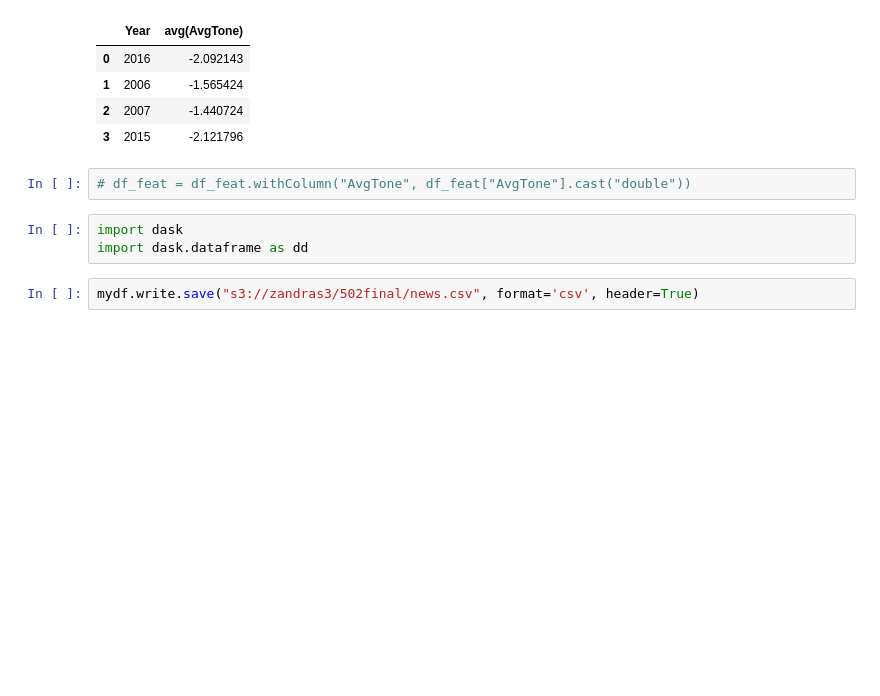
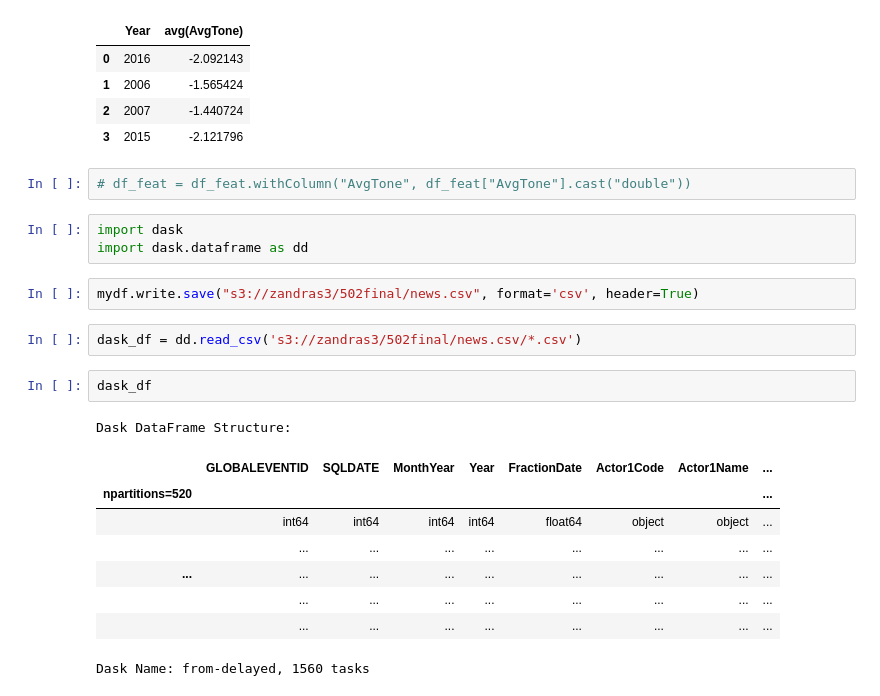
Before and after one commit to beixuan-jia/502final, a Jupyter notebook: EDA.ipynb, the cells around one changed output. Cells and saved outputs as stored; diff of their text form; blank space fills up the shorter version.

```diff
--- a/EDA.ipynb
+++ b/EDA.ipynb
@@ -123,3 +123,17 @@ import dask
 import dask.dataframe as dd
 # %%
 mydf.write.save("s3://zandras3/502final/news.csv", format='csv', header=True)
+# %%
+dask_df = dd.read_csv('s3://zandras3/502final/news.csv/*.csv')
+# %%
+dask_df
+# %% [output]
+Dask DataFrame Structure:
+|  | GLOBALEVENTID | SQLDATE | MonthYear | Year | FractionDate | Actor1Code | Actor1Name | ... |
+| npartitions=520 |  |  |  |  |  |  |  | ... |
+|  | int64 | int64 | int64 | int64 | float64 | object | object | ... |
+|  | ... | ... | ... | ... | ... | ... | ... | ... |
+| ... | ... | ... | ... | ... | ... | ... | ... | ... |
+|  | ... | ... | ... | ... | ... | ... | ... | ... |
+|  | ... | ... | ... | ... | ... | ... | ... | ... |
+Dask Name: from-delayed, 1560 tasks
```
Also changed, not shown: parts of 1 cell of this notebook.
